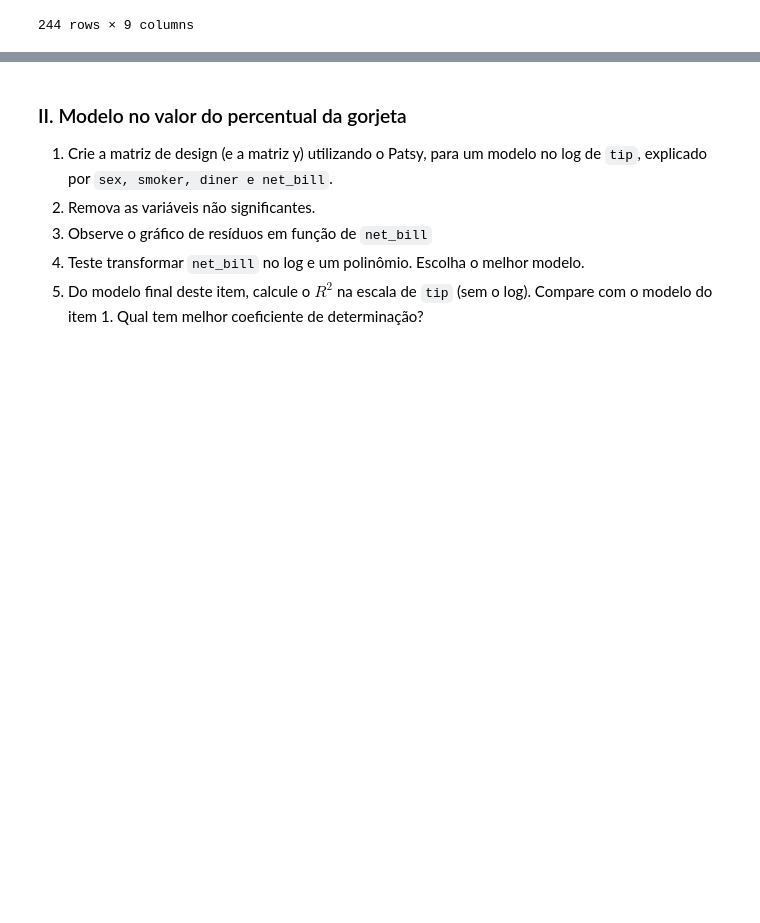
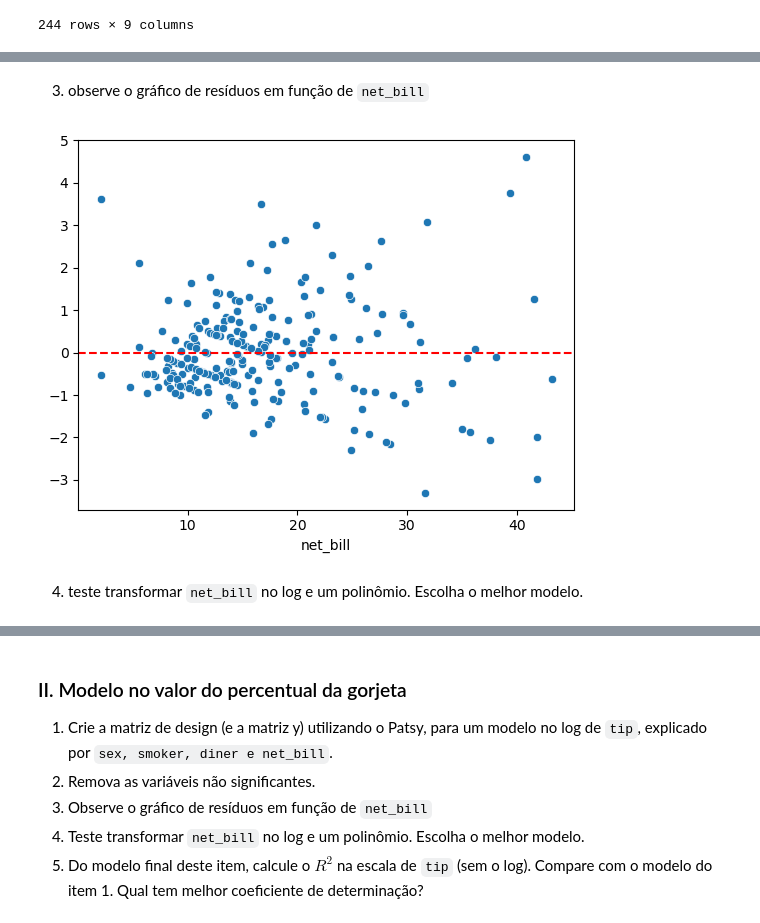
Before and after one commit to PaulodiasDeveloper/Curso_EBAC-Profissao_Cientista_de_Dados, a Jupyter notebook: Cientista de Dados/Módulo 12 - Regressão I/Exercício 01 Módulo 12/Exercício 03/mod12 ex03 - regressão múltipla.ipynb, the cells around one changed output, grey strips where cells are left out. Saved outputs shown, nothing was run; the diff lists cells and outputs as text; code cells hidden in the pictures; blank space fills up the shorter version.

````diff
--- a/Cientista de Dados/Módulo 12 - Regressão I/Exercício 01 Módulo 12/Exercício 03/mod12 ex03 - regressão múltipla.ipynb
+++ b/Cientista de Dados/Módulo 12 - Regressão I/Exercício 01 Módulo 12/Exercício 03/mod12 ex03 - regressão múltipla.ipynb
@@ -57,0 +105,7 @@ tips
+# %%
+# y, X = patsy.dmatrices('tip ~ sex + smoker + time + net_bill', data=tips)
+y, X = patsy.dmatrices(formula_like='tip ~ net_bill',
+                       data=tips)
+
+modelo_sm1 = sm.OLS(y, X).fit()
+modelo_sm1.summary()
@@ -57,0 +132,15 @@ tips
+# %% [markdown]
+3. observe o gráfico de resíduos em função de ```net_bill```
+# %%
+sns.scatterplot(x='net_bill',
+                y=modelo_sm1.resid,
+                data=tips)
+plt.axhline(y=0,
+            color='r',
+            linestyle='--')
+
+plt.show()
+# %% [output]
+[figure, added]
+# %% [markdown]
+4. teste transformar ```net_bill``` no log e um polinômio. Escolha o melhor modelo.
````
Also changed, not shown: parts of 43 cells of this notebook, 1 other file.
